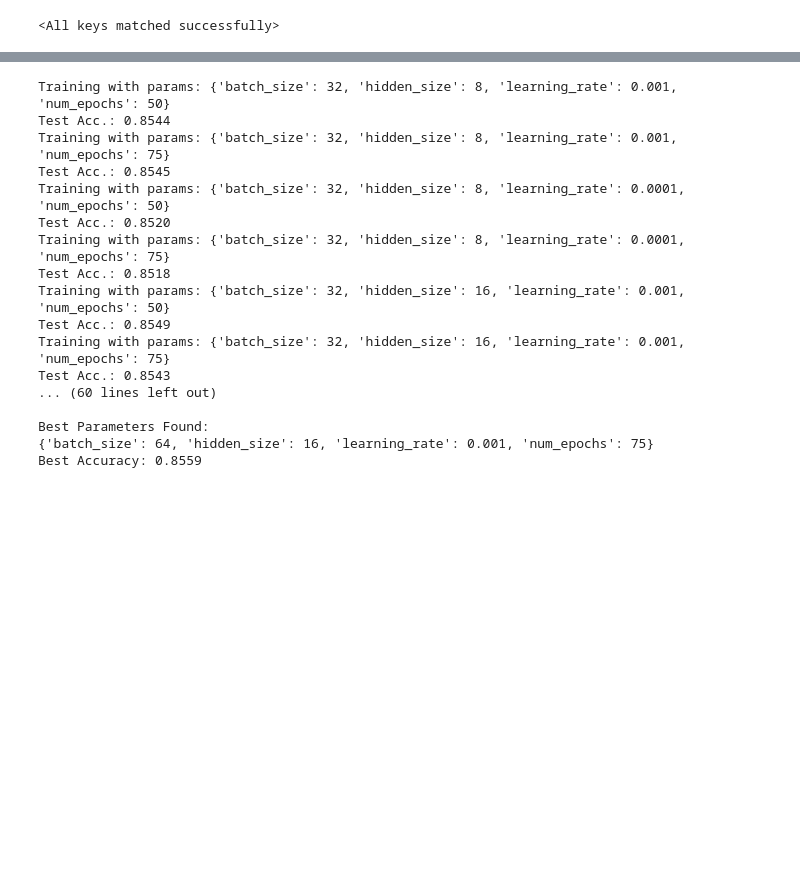
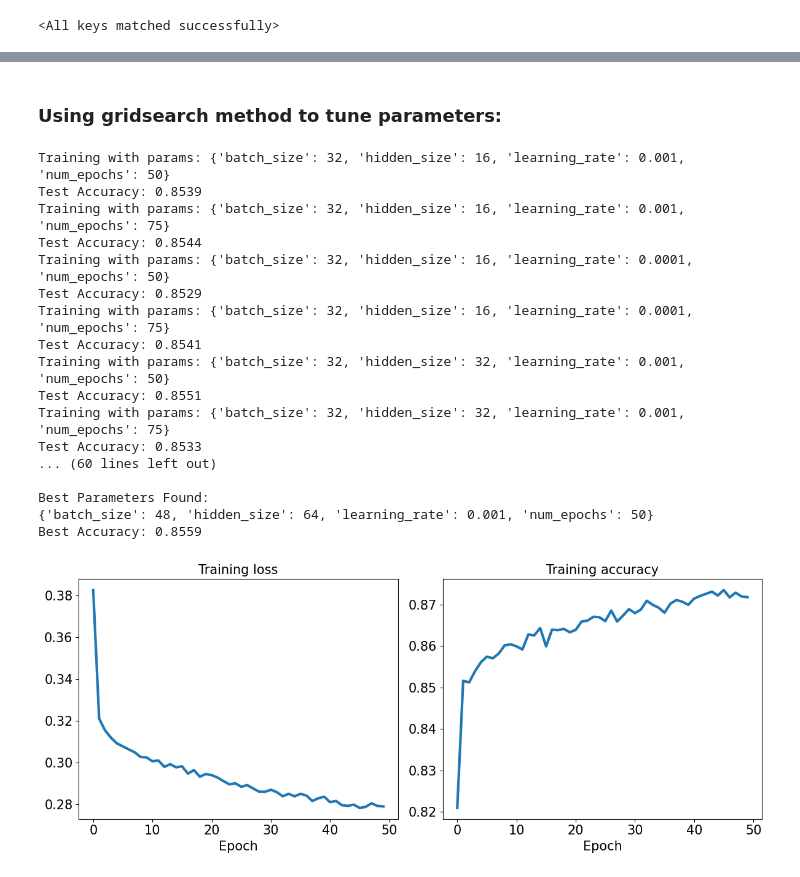
Before and after one commit to benmikeand/DASC41103_projects_team2, a Jupyter notebook: projects/project_2/code/part_1.ipynb, the cells around one changed output, grey strips where cells are left out. Cells and saved outputs as stored; diff of their text form; code cells hidden in the pictures; blank space fills up the shorter version.

Commit message:
edited model architecture to be better with binary classification and found new best model

```diff
--- a/projects/project_2/code/part_1.ipynb
+++ b/projects/project_2/code/part_1.ipynb
@@ -360,9 +451,11 @@ model_new.load_state_dict(torch.load(path))
+# %% [markdown]
+### Using gridsearch method to tune parameters:
 # %%
 # Define your parameter grid
 param_grid = {
     # tested more values but narrowed it down for sake of runtime
     'learning_rate': [0.001, 0.0001],   # also tested 0.01 but it was consistently lower accuracy
-    'hidden_size': [8, 16, 32],
+    'hidden_size': [16, 32, 64],
     'batch_size': [32, 48, 64],
     'num_epochs': [50, 75]         # also tested 100 but it was consistently slightly worse accuracy than 75
 }
@@ -371,6 +464,8 @@ grid = ParameterGrid(param_grid)
 
 best_score = 0
 best_params = None
+best_loss_hist = None
+best_accuracy_hist = None
 
 # Function to train and evaluate model
 for params in grid:
@@ -379,9 +474,9 @@ for params in grid:
     torch.manual_seed(1)
     train_dl = DataLoader(train_ds, batch_size=params['batch_size'], shuffle=True)
 
-    model = Model(input_size = X_train.shape[1],
+    model = Model_2(input_size = X_train.shape[1],
                   hidden_size = params['hidden_size'],
-                  output_size = 2)
+                  output_size = 1, dropout_rate = 0.3)
 
     optimizer = torch.optim.Adam(model.parameters(), lr=params['learning_rate'])
 
@@ -394,7 +489,7 @@ for params in grid:
 
             pred = model(x_batch)
 
-            loss = loss_fn(pred, y_batch.long())
+            loss = loss_fn(pred.squeeze(1), y_batch.float())
 
             loss.backward()
 
@@ -403,44 +498,69 @@ for params in grid:
             optimizer.zero_grad()
 
             loss_hist[epoch] += loss.item()*y_batch.size(0)
-            is_correct = (torch.argmax(pred, dim=1) == y_batch).float()
+            is_correct = ((torch.sigmoid(pred.squeeze(1)) >= 0.5).float() == y_batch).float()
             accuracy_hist[epoch] += is_correct.sum()
 
         loss_hist[epoch] /= len(train_dl.dataset)
         accuracy_hist[epoch] /= len(train_dl.dataset)
 
     # making predictions on the test set
+    model.eval()
     pred_test = model(X_test)
 
-    # calculating the accuracy on the test set
-    correct = (torch.argmax(pred_test, dim=1) == y_test).float()
-    accuracy = correct.mean()
-    print(f'Test Acc.: {accuracy:.4f}')
+    pred_probs = torch.sigmoid(pred_test)
+    pred_labels = (pred_probs.squeeze(1) >= 0.5).float()
+
+    # calculate accuracy
+    accuracy = (pred_labels == y_test).float().mean()
+
+    print(f'Test Accuracy: {accuracy:.4f}')
 
     if accuracy > best_score:
         best_score = accuracy
         best_params = params
+        best_loss_hist = loss_hist.copy()
+        best_accuracy_hist = accuracy_hist.copy()
         torch.save(model.state_dict(), "best_model.pt")
 
 print("\nBest Parameters Found:")
 print(best_params)
 print(f"Best Accuracy: {best_score:.4f}")
 # %% [output]
-Training with params: {'batch_size': 32, 'hidden_size': 8, 'learning_rate': 0.001, 'num_epochs': 50}
-Test Acc.: 0.8544
-Training with params: {'batch_size': 32, 'hidden_size': 8, 'learning_rate': 0.001, 'num_epochs': 75}
-Test Acc.: 0.8545
-Training with params: {'batch_size': 32, 'hidden_size': 8, 'learning_rate': 0.0001, 'num_epochs': 50}
-Test Acc.: 0.8520
-Training with params: {'batch_size': 32, 'hidden_size': 8, 'learning_rate': 0.0001, 'num_epochs': 75}
-Test Acc.: 0.8518
 Training with params: {'batch_size': 32, 'hidden_size': 16, 'learning_rate': 0.001, 'num_epochs': 50}
-Test Acc.: 0.8549
+Test Accuracy: 0.8539
 Training with params: {'batch_size': 32, 'hidden_size': 16, 'learning_rate': 0.001, 'num_epochs': 75}
-Test Acc.: 0.8543
+Test Accuracy: 0.8544
+Training with params: {'batch_size': 32, 'hidden_size': 16, 'learning_rate': 0.0001, 'num_epochs': 50}
+Test Accuracy: 0.8529
+Training with params: {'batch_size': 32, 'hidden_size': 16, 'learning_rate': 0.0001, 'num_epochs': 75}
+Test Accuracy: 0.8541
+Training with params: {'batch_size': 32, 'hidden_size': 32, 'learning_rate': 0.001, 'num_epochs': 50}
+Test Accuracy: 0.8551
+Training with params: {'batch_size': 32, 'hidden_size': 32, 'learning_rate': 0.001, 'num_epochs': 75}
+Test Accuracy: 0.8533
 ... (60 lines left out)
 
 Best Parameters Found:
-{'batch_size': 64, 'hidden_size': 16, 'learning_rate': 0.001, 'num_epochs': 75}
+{'batch_size': 48, 'hidden_size': 64, 'learning_rate': 0.001, 'num_epochs': 50}
 Best Accuracy: 0.8559
+# %%
+# plotting the loss and accuracy
+fig = plt.figure(figsize=(12, 5))
+ax = fig.add_subplot(1, 2, 1)
+ax.plot(best_loss_hist, lw=3)
+ax.set_title('Training loss', size=15)
+ax.set_xlabel('Epoch', size=15)
+ax.tick_params(axis='both', which='major', labelsize=15)
+
+# second subplot
+ax = fig.add_subplot(1, 2, 2)
+ax.plot(best_accuracy_hist, lw=3)
+ax.set_title('Training accuracy', size=15)
+ax.set_xlabel('Epoch', size=15)
+ax.tick_params(axis='both', which='major', labelsize=15)
+plt.tight_layout()
+plt.show()
+# %% [output]
+[figure, added]
 # %%
```
Also changed, not shown: parts of 28 cells of this notebook, 1 other file.
